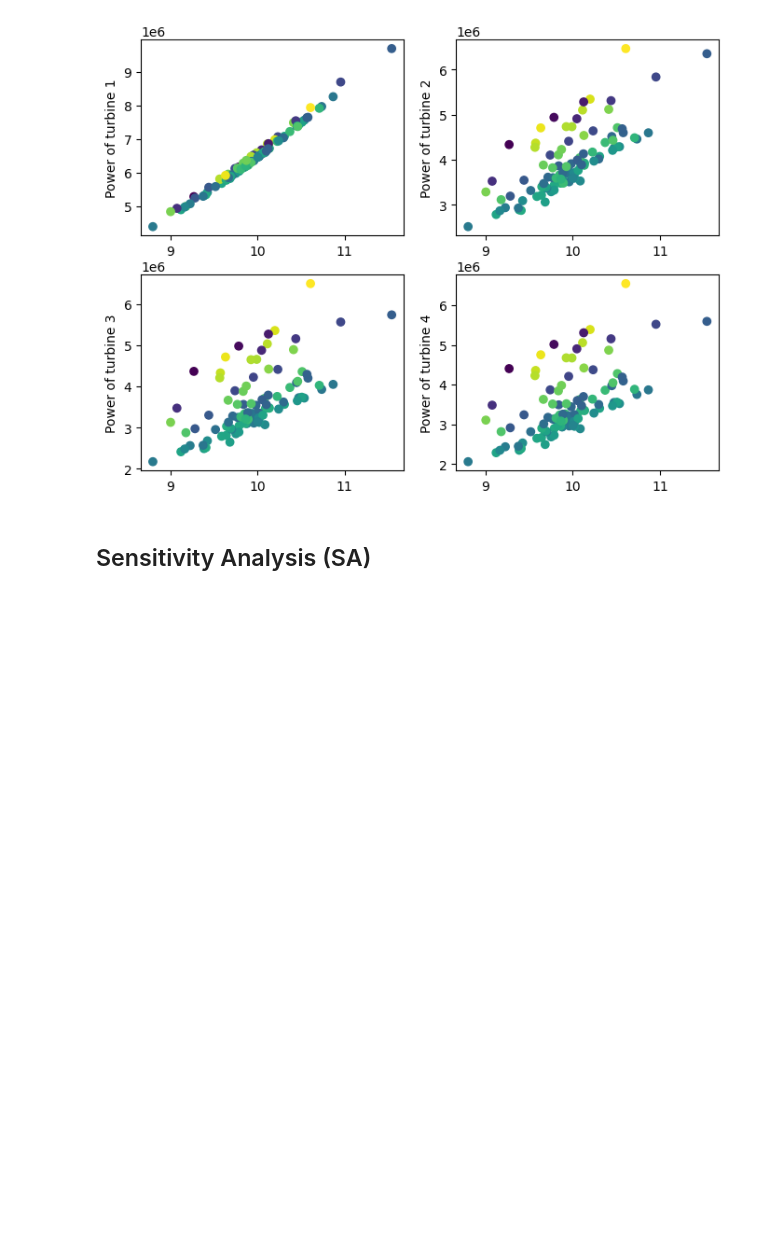
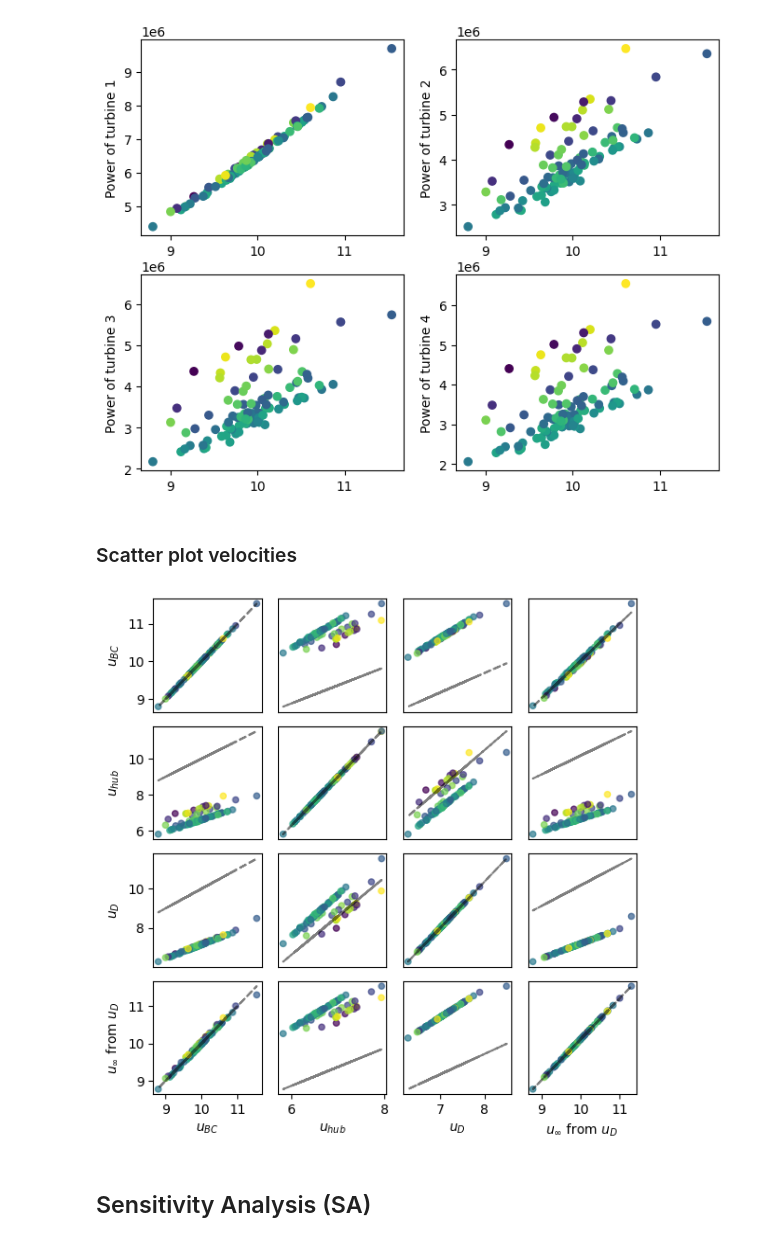
Before and after one commit to bjarketol/WIFA, a Jupyter notebook: vnv/uq_validation/SA_FLOW_tools_power.ipynb, the cells around one changed output. Cells and saved outputs as stored; diff of their text form; code cells hidden in the pictures; blank space fills up the shorter version.

```diff
--- a/vnv/uq_validation/SA_FLOW_tools_power.ipynb
+++ b/vnv/uq_validation/SA_FLOW_tools_power.ipynb
@@ -172,6 +222,40 @@ ax[1,1].set_ylabel('Power of turbine 4')
 plt.show()
 # %% [output]
 [figure]
+# %% [markdown]
+### Scatter plot velocities
+# %%
+code_saturne_udisk  = np.genfromtxt("flow_tools_results/code_saturne_results/windio_toy/MC_hub_timeseries_isol_DiskVelocity_code_saturne.csv", delimiter=',', skip_header=1)[:,1]
+code_saturne_deduced_freestream  = np.genfromtxt("flow_tools_results/code_saturne_results/windio_toy/MC_hub_timeseries_isol_FreeStreamVelocity_code_saturne.csv", delimiter=',', skip_header=1)[:,1]
+code_saturne_uhub  = np.genfromtxt("flow_tools_results/code_saturne_results/windio_toy/MC_hub_timeseries_isol_HubHeightVelocity_code_saturne.csv", delimiter=',', skip_header=1)[:,1]
+
+variables_to_scatter = np.zeros((len(MC_speed),4))
+variables_to_scatter[:,0] = MC_speed ; variables_to_scatter[:,1] = code_saturne_uhub
+variables_to_scatter[:,2] = code_saturne_udisk ; variables_to_scatter[:,3] = code_saturne_deduced_freestream
+legend_varnames = [r"$u_{BC}$" , r"$u_{hub}$", r"$u_{D}$", "$u_{\infty}$ from $u_{D}$"]
+#
+nvar=len(legend_varnames)
+fig, axs = plt.subplots(nrows=nvar,ncols=nvar, figsize=(6, 6))
+for i in range(nvar):
+    for j in range(nvar):
+        # Plot data in each subplot
+        axs[i, j].plot(variables_to_scatter[:,j],variables_to_scatter[:,j], 'k--', alpha=0.5)
+        axs[i, j].scatter(variables_to_scatter[:,j], variables_to_scatter[:,i], c=MC_direction, s=20, alpha=0.7)
+        #axs[i, j].set_title('Scatter Plot '+str(i)+' '+str(j))
+        #
+        axs[i, j].tick_params(axis="x",which="both",labelbottom=False, bottom=False, top=False)
+        axs[i, j].tick_params(axis="y",which="both",labelleft=False, left=False, right=False)
+        if(j==0):
+            axs[i, j].set(ylabel=legend_varnames[i])
+            axs[i, j].tick_params(axis="y",which="both",labelleft=True, left=True)
+        if(i==nvar-1):
+            axs[i, j].set(xlabel=legend_varnames[j])
+            axs[i, j].tick_params(axis="x",which="both",labelbottom=True, bottom=True)
+
+plt.tight_layout()
+plt.show()
+# %% [output]
+[figure, added]
 # %% [markdown]
 ## Sensitivity Analysis (SA)
 # %% [markdown]
```
Also changed, not shown: parts of 13 cells of this notebook.
